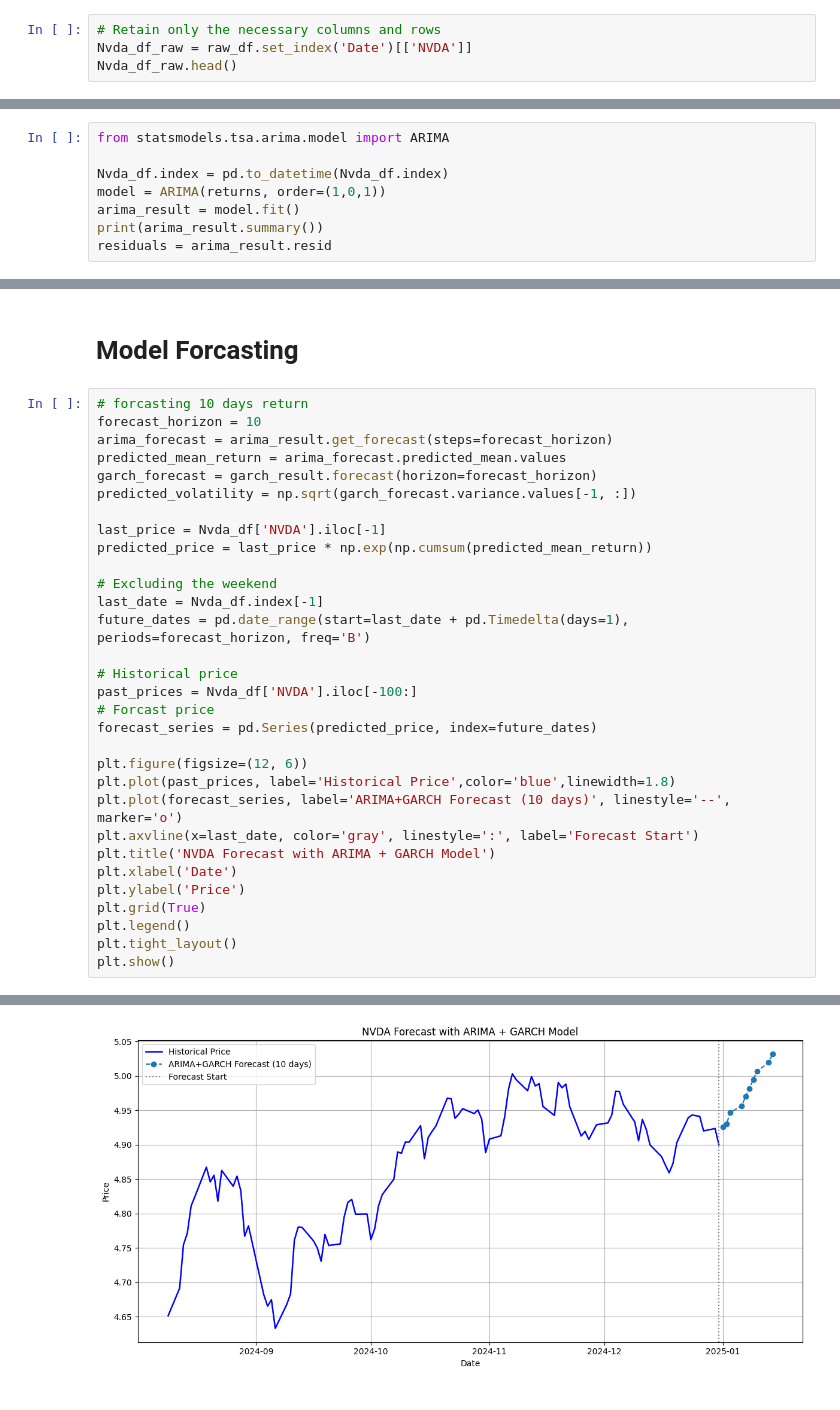
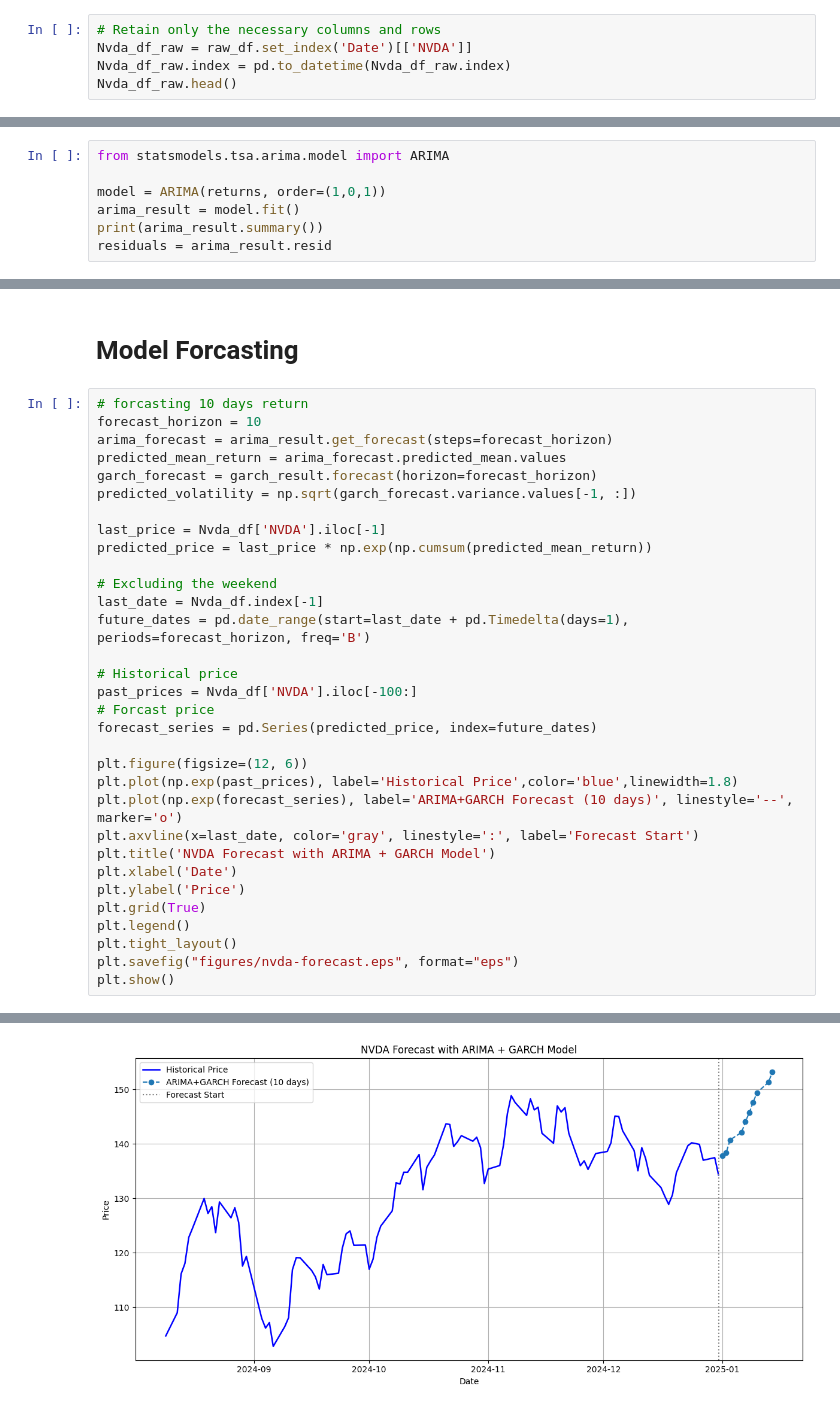
Before and after one commit to vincent-teh/TSA-proj, a Jupyter notebook: main.ipynb, the cells around one changed output, grey strips where cells are left out. Drawn from its saved outputs; the diff is of its cells as text.

```diff
--- a/main.ipynb
+++ b/main.ipynb
@@ -37,6 +37,7 @@ raw_df.head()
 # %%
 # Retain only the necessary columns and rows
 Nvda_df_raw = raw_df.set_index('Date')[['NVDA']]
+Nvda_df_raw.index = pd.to_datetime(Nvda_df_raw.index)
 Nvda_df_raw.head()
 # %% [output]
 |  | NVDA |
@@ -158,7 +178,6 @@ The ACF and PACF plots cut off at 1. Proceed with SARIMA model
 # %%
 from statsmodels.tsa.arima.model import ARIMA
 
-Nvda_df.index = pd.to_datetime(Nvda_df.index)
 model = ARIMA(returns, order=(1,0,1))
 arima_result = model.fit()
 print(arima_result.summary())
@@ -276,8 +299,8 @@ past_prices = Nvda_df['NVDA'].iloc[-100:]
 forecast_series = pd.Series(predicted_price, index=future_dates)
 
 plt.figure(figsize=(12, 6))
-plt.plot(past_prices, label='Historical Price',color='blue',linewidth=1.8)
-plt.plot(forecast_series, label='ARIMA+GARCH Forecast (10 days)', linestyle='--', marker='o')
+plt.plot(np.exp(past_prices), label='Historical Price',color='blue',linewidth=1.8)
+plt.plot(np.exp(forecast_series), label='ARIMA+GARCH Forecast (10 days)', linestyle='--', marker='o')
 plt.axvline(x=last_date, color='gray', linestyle=':', label='Forecast Start')
 plt.title('NVDA Forecast with ARIMA + GARCH Model')
 plt.xlabel('Date')
@@ -285,5 +308,6 @@ plt.ylabel('Price')
 plt.grid(True)
 plt.legend()
 plt.tight_layout()
+plt.savefig("figures/nvda-forecast.eps", format="eps")
 plt.show()
 # %% [output]
@@ -290 +315 @@ plt.show()
-[figure, old version]
+[figure, new version]
```
Also changed, not shown: parts of 18 cells of this notebook, 1 other file.
